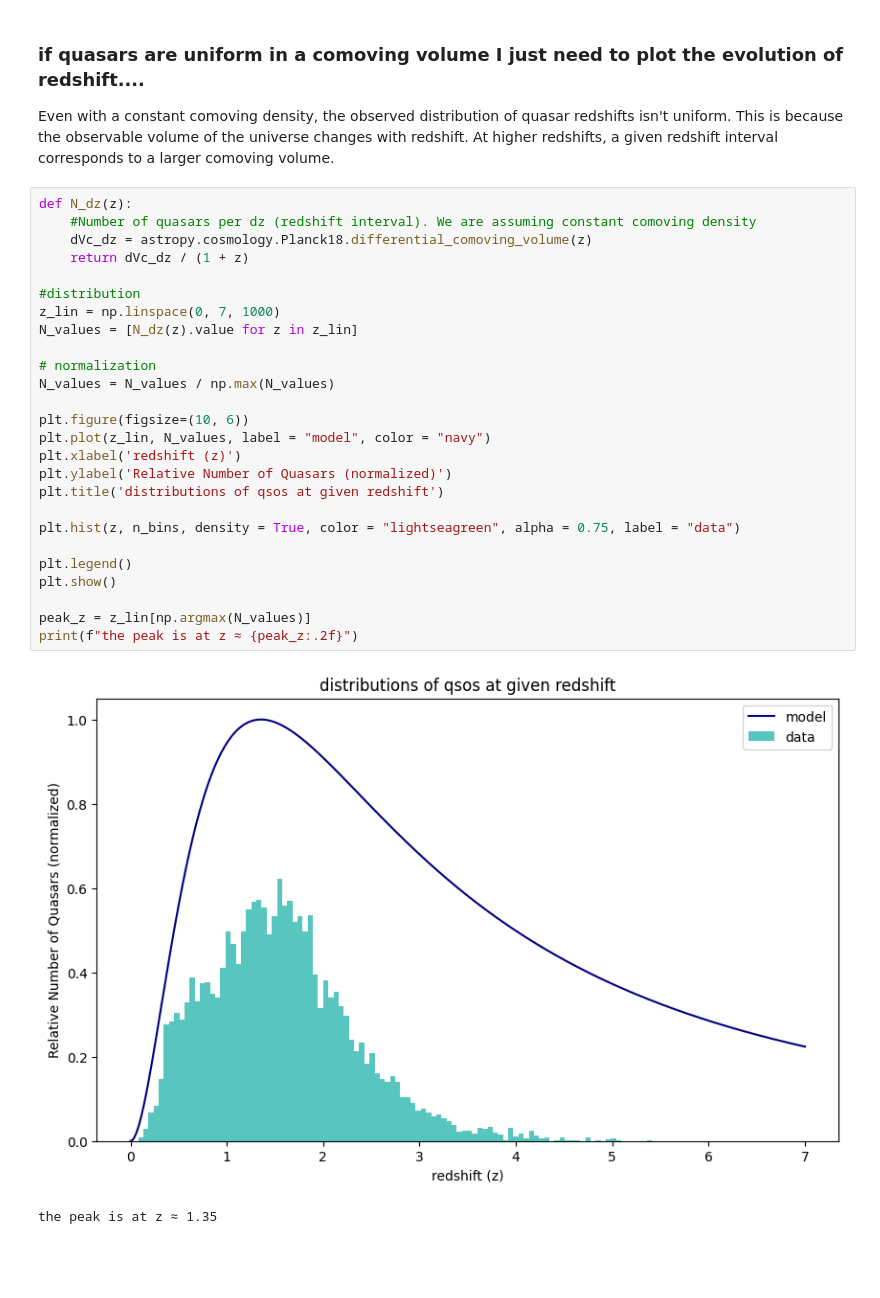
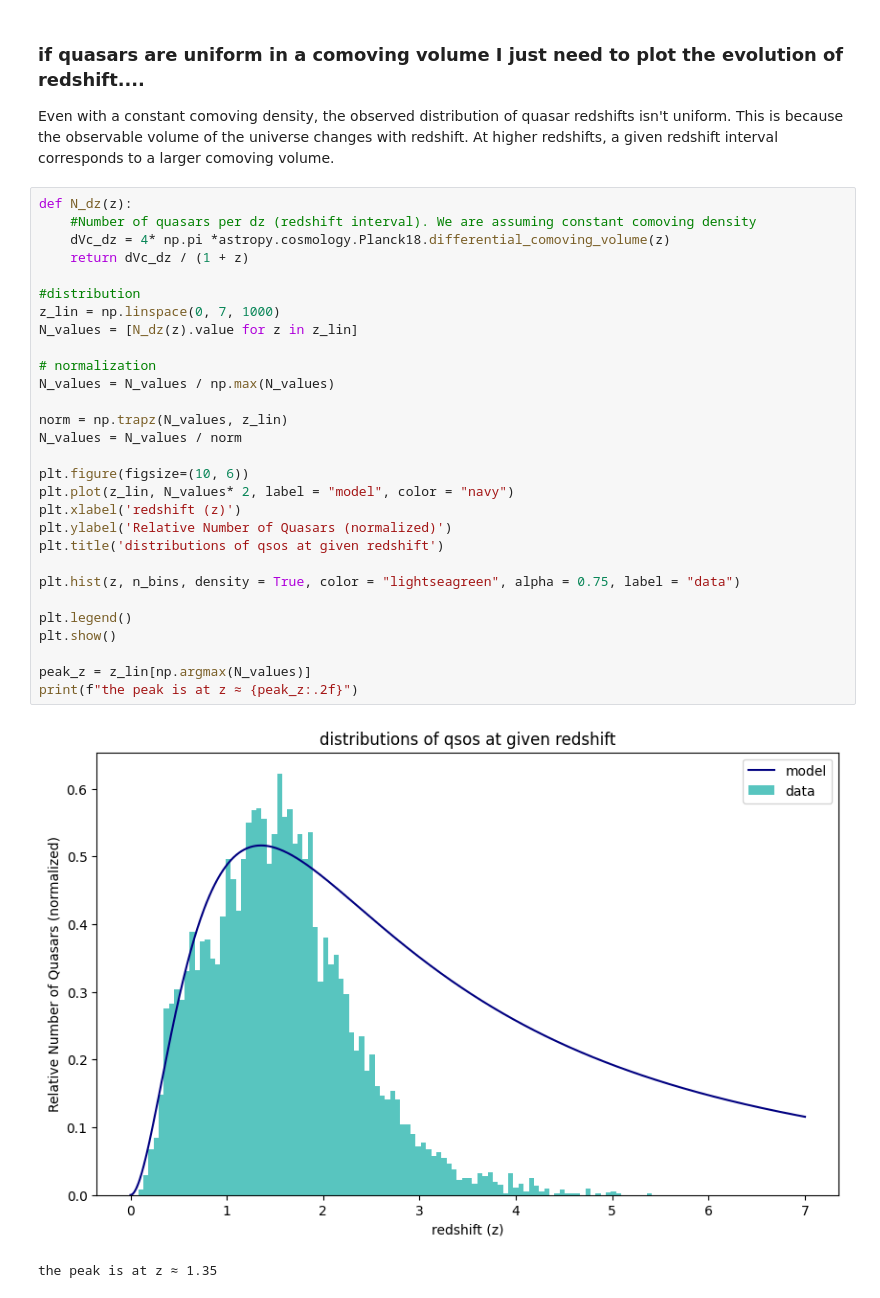
Before and after one commit to malvibellotti/astrostatistics_bicocca_2024, a Jupyter notebook: working/lecture_4_SDSS.ipynb, the cells around one changed output. Saved outputs shown, nothing was run; the diff lists cells and outputs as text; blank space fills up the shorter version.

```diff
--- a/working/lecture_4_SDSS.ipynb
+++ b/working/lecture_4_SDSS.ipynb
@@ -202,29 +172,32 @@ Even with a constant comoving density, the observed distribution of quasar redsh
 # %%
 def N_dz(z):
     #Number of quasars per dz (redshift interval). We are assuming constant comoving density
-    dVc_dz = astropy.cosmology.Planck18.differential_comoving_volume(z)
+    dVc_dz = 4* np.pi *astropy.cosmology.Planck18.differential_comoving_volume(z)
     return dVc_dz / (1 + z)
 
 #distribution
 z_lin = np.linspace(0, 7, 1000)
 N_values = [N_dz(z).value for z in z_lin]
 
 # normalization
 N_values = N_values / np.max(N_values)
 
+norm = np.trapz(N_values, z_lin)
+N_values = N_values / norm
+
 plt.figure(figsize=(10, 6))
-plt.plot(z_lin, N_values, label = "model", color = "navy")
+plt.plot(z_lin, N_values* 2, label = "model", color = "navy")
 plt.xlabel('redshift (z)')
 plt.ylabel('Relative Number of Quasars (normalized)')
 plt.title('distributions of qsos at given redshift')
 
 plt.hist(z, n_bins, density = True, color = "lightseagreen", alpha = 0.75, label = "data")
 
 plt.legend()
 plt.show()
 
 peak_z = z_lin[np.argmax(N_values)]
 print(f"the peak is at z ≈ {peak_z:.2f}")
 # %% [output]
-[figure, old version]
+[figure, new version]
 the peak is at z ≈ 1.35
```
Also changed, not shown: parts of 7 cells of this notebook, 12 other files.
